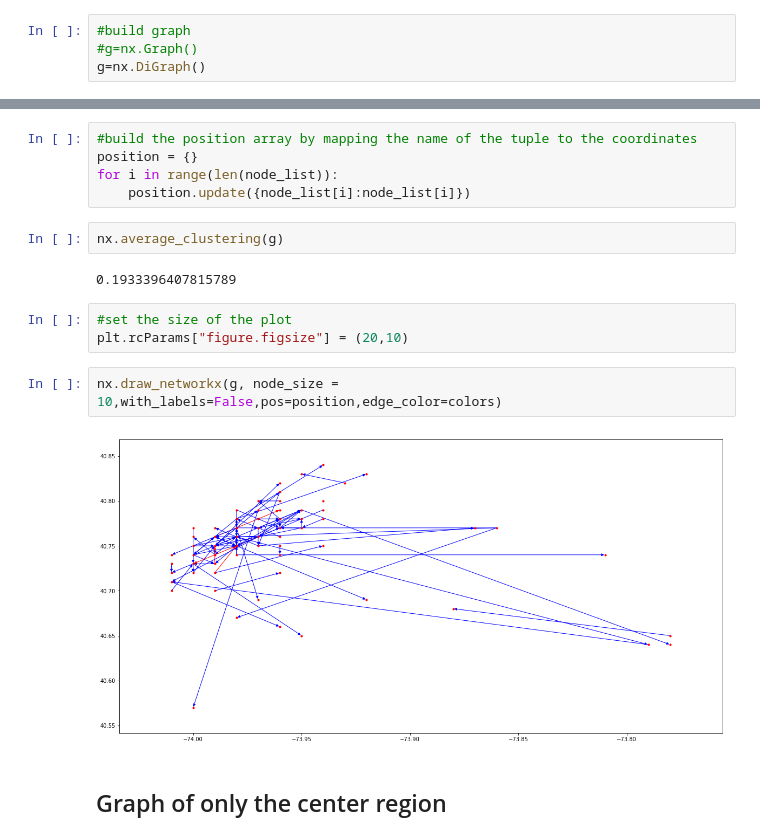
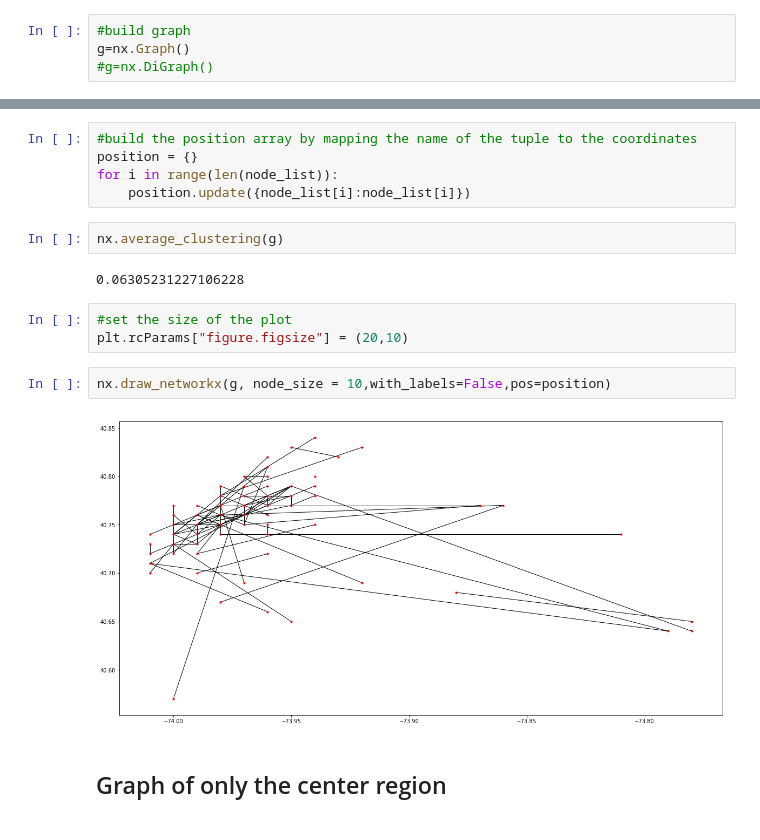
Before and after one commit to xlDownxl/Network-Analysis, a Jupyter notebook: src/project.ipynb, the cells around one changed output, grey strips where cells are left out. Cells and saved outputs as stored; diff of their text form.

```diff
--- a/src/project.ipynb
+++ b/src/project.ipynb
@@ -125,8 +125,8 @@ for i in range(len(index)):
 ## Graph of whole area
 # %%
 #build graph
-#g=nx.Graph()
-g=nx.DiGraph()
+g=nx.Graph()
+#g=nx.DiGraph()
 # %%
 #build a list of nodes from pickup and arrival and make it distinct
 node_list=[]
@@ -155,14 +155,14 @@ for i in range(len(node_list)):
 # %%
 nx.average_clustering(g)
 # %% [output]
-0.1933396407815789
+0.06305231227106228
 # %%
 #set the size of the plot
 plt.rcParams["figure.figsize"] = (20,10)
 # %%
-nx.draw_networkx(g, node_size = 10,with_labels=False,pos=position,edge_color=colors)
+nx.draw_networkx(g, node_size = 10,with_labels=False,pos=position)
 # %% [output]
-[figure, old version]
+[figure, new version]
 # %% [markdown]
 ## Graph of only the center region
 # %%
```
Also changed, not shown: parts of 6 cells of this notebook.
